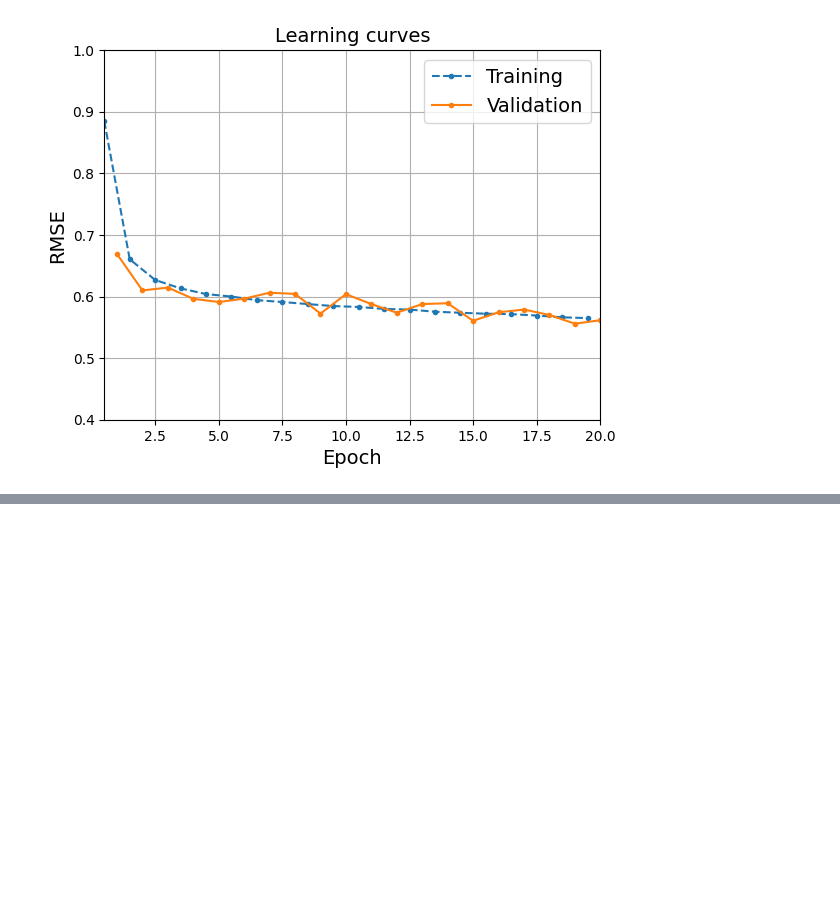
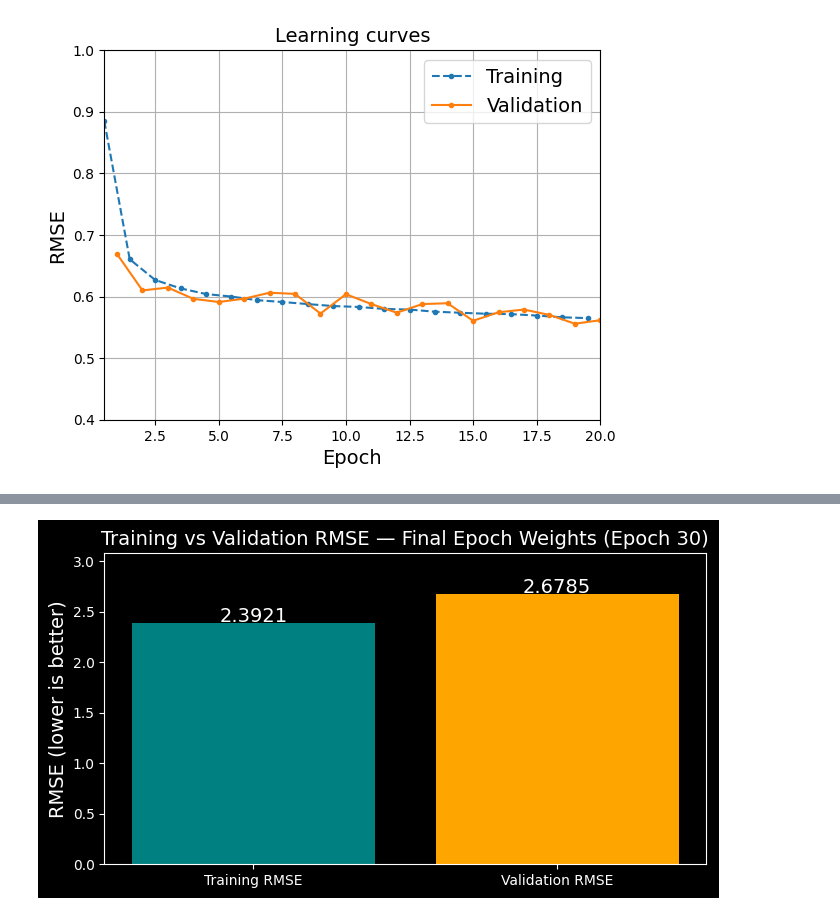
Before and after one commit to oabdelhalim8/ML---9, a Jupyter notebook: ML_project.ipynb, the cells around one changed output, grey strips where cells are left out. Cells and saved outputs as stored; diff of their text form; code cells hidden in the pictures; blank space fills up the shorter version.

```diff
--- a/ML_project.ipynb
+++ b/ML_project.ipynb
@@ -594,0 +749,30 @@ Epoch 20/20, train loss: 0.3191, train metric: 0.5650, valid metric: 0.5615
+# %%
+
+import matplotlib.pyplot as plt
+
+plt.style.use("dark_background")
+
+# Evaluate both datasets using the same trained model
+train_rmse = evaluate_tm(model, train_loader, rmse).item()
+valid_rmse = evaluate_tm(model, valid_loader, rmse).item()
+
+# Plot the comparison
+plt.figure(figsize=(7, 4))
+
+plt.bar(
+    ["Training RMSE", "Validation RMSE"],
+    [train_rmse, valid_rmse],
+    color=["teal", "orange"]
+)
+
+plt.ylabel("RMSE (lower is better)")
+plt.title("Training vs Validation RMSE — Final Epoch Weights (Epoch 30)")
+
+for i, value in enumerate([train_rmse, valid_rmse]):
+    plt.text(i, value + 0.005, f"{value:.4f}", ha="center")
+
+plt.ylim(0, max(train_rmse, valid_rmse) * 1.15)
+plt.tight_layout()
+plt.show()
+# %% [output]
+[figure, added]
```
Also changed, not shown: parts of 26 cells of this notebook.
